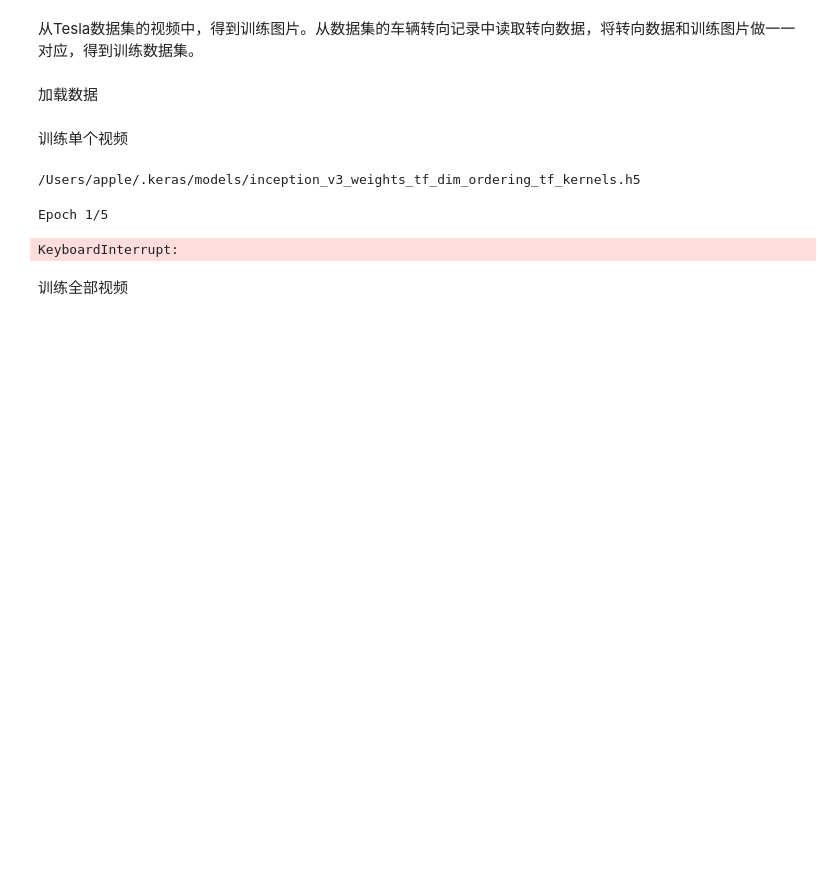
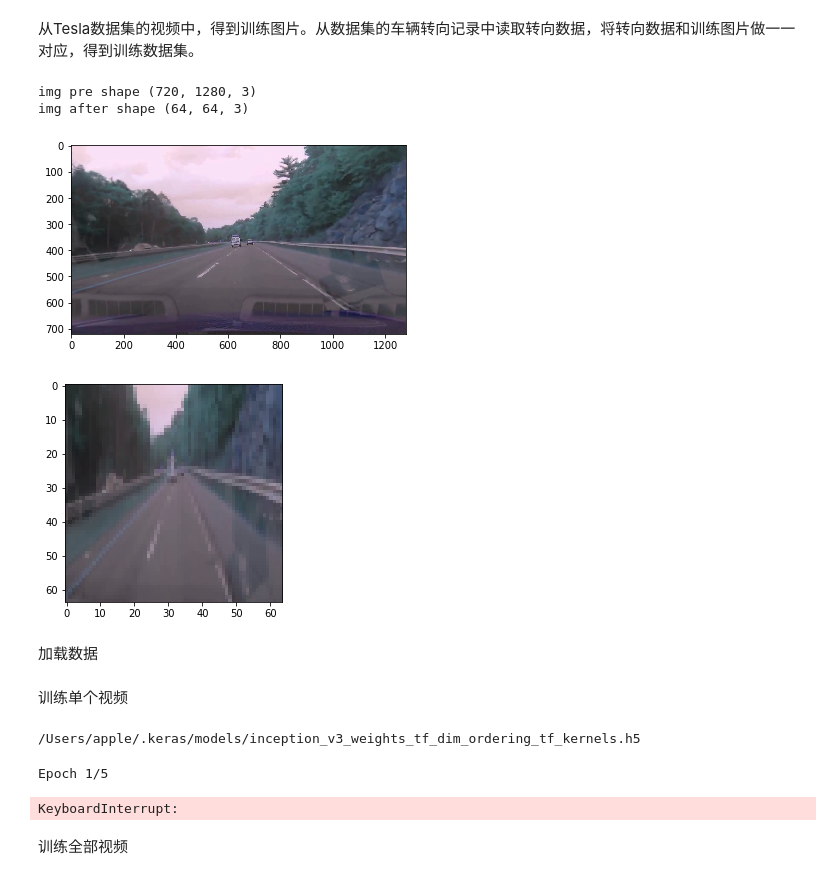
Before and after one commit to rosaann/uda, a Jupyter notebook: deep_tesla/deep_tesla.ipynb, the cells around one changed output. Saved outputs shown, nothing was run; the diff lists cells and outputs as text; code cells hidden in the pictures; blank space fills up the shorter version.

```diff
--- a/deep_tesla/deep_tesla.ipynb
+++ b/deep_tesla/deep_tesla.ipynb
@@ -64,3 +64,10 @@ loadVideoAndResize(299, 299)
+# %%
+loadVideoAndResize(64, 64)
+# %% [output]
+img pre shape (720, 1280, 3)
+img after shape (64, 64, 3)
+[figure, added]
+[figure, added]
 # %% [markdown]
 加载数据
 # %%
```
Also changed, not shown: parts of 11 cells of this notebook.
